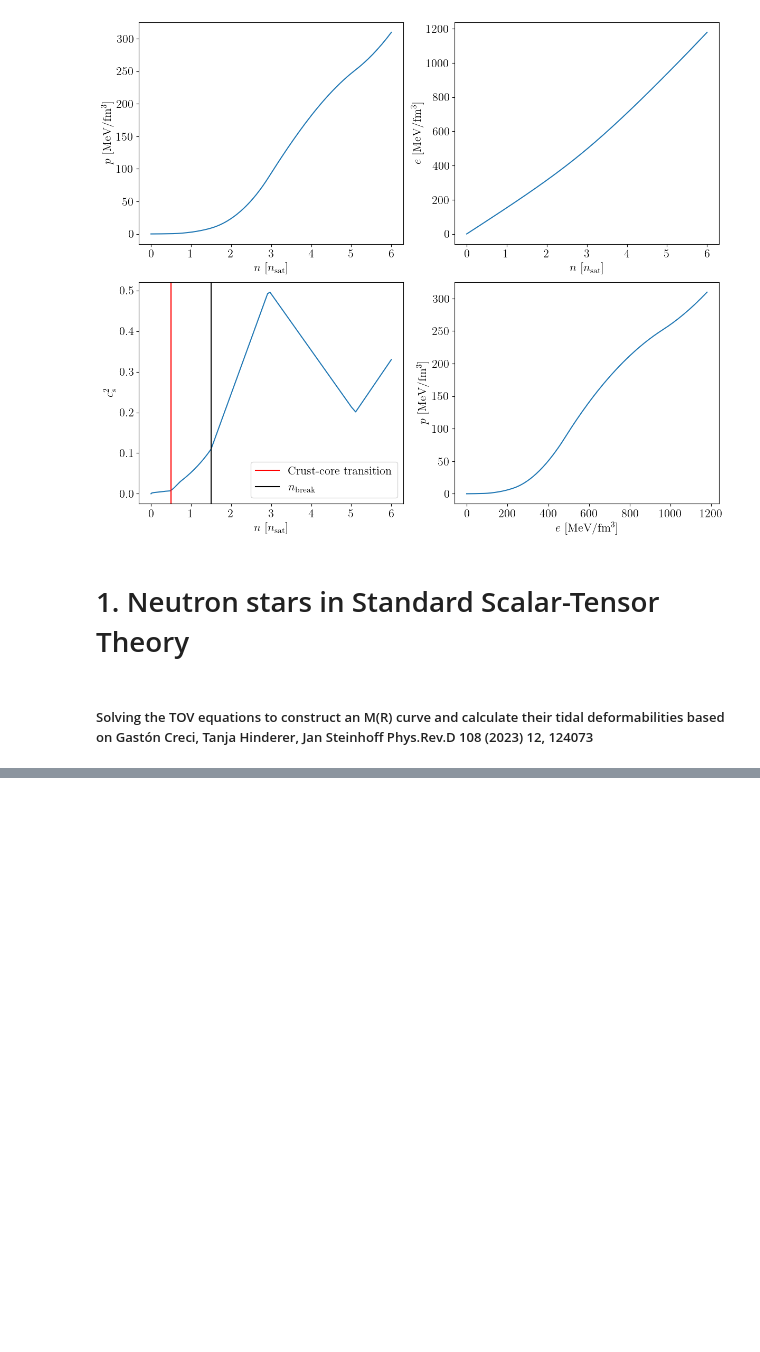
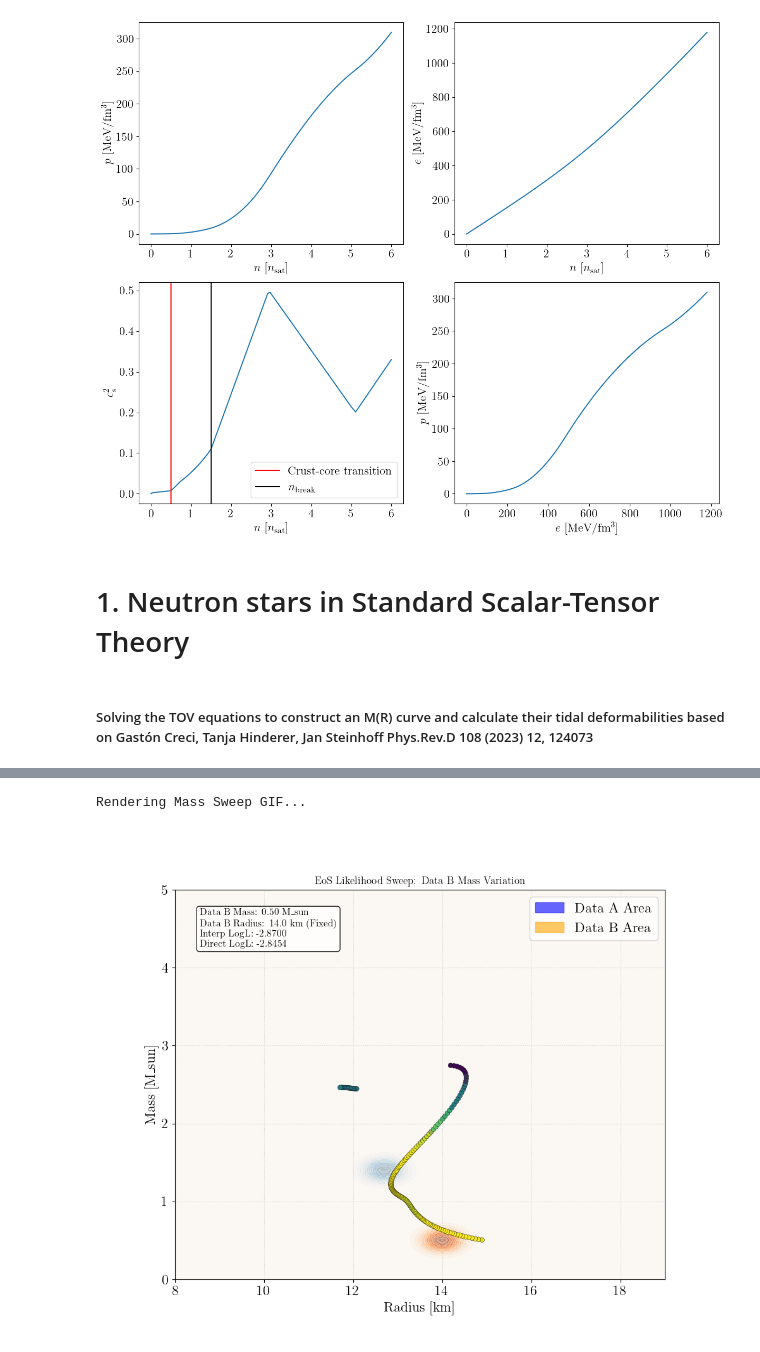
Before and after one commit to nuclear-multimessenger-astronomy/jester, a Jupyter notebook: docs/examples/eos_tov/EoS_beyondGR.ipynb, the cells around one changed output, grey strips where cells are left out. Saved outputs shown, nothing was run; the diff lists cells and outputs as text; code cells hidden in the pictures; blank space fills up the shorter version.

```diff
--- a/docs/examples/eos_tov/EoS_beyondGR.ipynb
+++ b/docs/examples/eos_tov/EoS_beyondGR.ipynb
@@ -460,0 +1203,72 @@ print("Calculation time tests finished.")
+# %%
+from IPython.display import Image, display
+
+# 1. Setup parameter simulasi baru
+num_frames_mass = 50
+mass_frames = jnp.linspace(0.5, 4.0, num_frames_mass)
+fixed_radius = 14.0
+
+fig_m, ax_m = plt.subplots(figsize=(10, 8))
+
+def update_mass(frame_idx):
+    ax_m.clear()
+    current_m = mass_frames[frame_idx]
+
+    # Update Data B (Maryland) flow center: [Mass, Radius]
+    tester.maryland_flow.center = jnp.array([current_m, fixed_radius])
+
+    # Recalculate everything
+    interp_logL = tester.evaluate(test_params)
+
+    log_probs_A_direct = jax.vmap(tester.amsterdam_flow.log_prob)(curve_points)
+    log_probs_B_direct = jax.vmap(tester.maryland_flow.log_prob)(curve_points)
+
+    logL_A_dir = logsumexp(log_probs_A_direct) - jnp.log(N_points)
+    logL_B_dir = logsumexp(log_probs_B_direct) - jnp.log(N_points)
+    total_direct_logL = logsumexp(jnp.array([logL_A_dir, logL_B_dir])) - jnp.log(2.0)
+
+    # Grid for background contours
+    grid_probs_A = jnp.exp(jax.vmap(tester.amsterdam_flow.log_prob)(grid_points).reshape(100, 100))
+    grid_probs_B = jnp.exp(jax.vmap(tester.maryland_flow.log_prob)(grid_points).reshape(100, 100))
+
+    # Plotting
+    ax_m.contourf(R, M, grid_probs_A, levels=15, cmap="Blues", alpha=0.4)
+    ax_m.contourf(R, M, grid_probs_B, levels=15, cmap="Oranges", alpha=0.4)
+
+    # EOS Curve
+    total_curve_log_p = jnp.logaddexp(log_probs_A_direct, log_probs_B_direct)
+    sc = ax_m.scatter(data["radii"], data["masses"], c=total_curve_log_p,
+                     cmap="viridis", s=30, edgecolor="black", linewidth=0.3, zorder=10)
+
+    # Text info
+    textstr = (
+        f"Data B Mass: {current_m:.2f} M_sun\n"
+        f"Data B Radius: {fixed_radius} km (Fixed)\n"
+        f"Interp LogL: {interp_logL:.4f}\n"
+        f"Direct LogL: {total_direct_logL:.4f}"
+    )
+    ax_m.text(0.05, 0.95, textstr, transform=ax_m.transAxes, fontsize=11,
+              verticalalignment='top', bbox=dict(boxstyle='round', facecolor='white', alpha=0.8))
+
+    ax_m.set_xlabel("Radius [km]")
+    ax_m.set_ylabel("Mass [M_sun]")
+    ax_m.set_title("EoS Likelihood Sweep: Data B Mass Variation")
+
+    legend_elements = [
+        mpatches.Patch(color='blue', alpha=0.6, label='Data A Area'),
+        mpatches.Patch(color='orange', alpha=0.6, label='Data B Area')
+    ]
+    ax_m.legend(handles=legend_elements, loc="upper right")
+    ax_m.set_xlim(8, 19)
+    ax_m.set_ylim(0, 5)
+    ax_m.grid(True, linestyle=":", alpha=0.5)
+
+print("Rendering Mass Sweep GIF...")
+ani_mass = FuncAnimation(fig_m, update_mass, frames=num_frames_mass, interval=80)
+ani_mass.save("data_b_mass_sweep.gif", writer=PillowWriter(fps=2))
+plt.close()
+
+display(Image(filename="data_b_mass_sweep.gif"))
+# %% [output]
+Rendering Mass Sweep GIF...
+[figure, added]
```
Also changed, not shown: parts of 12 cells of this notebook, 7 other files.
